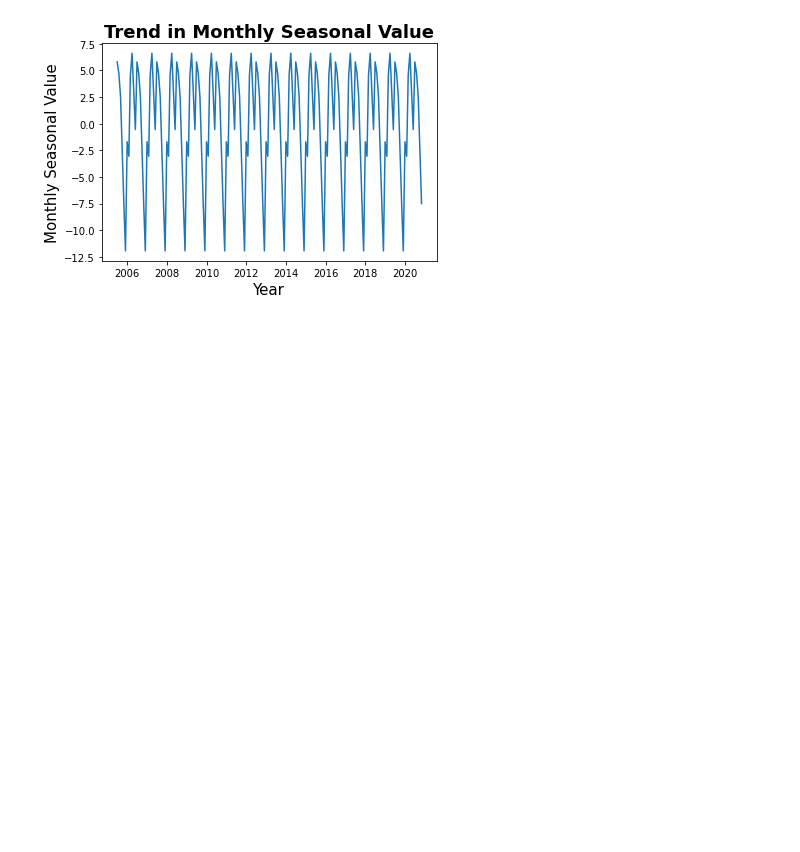
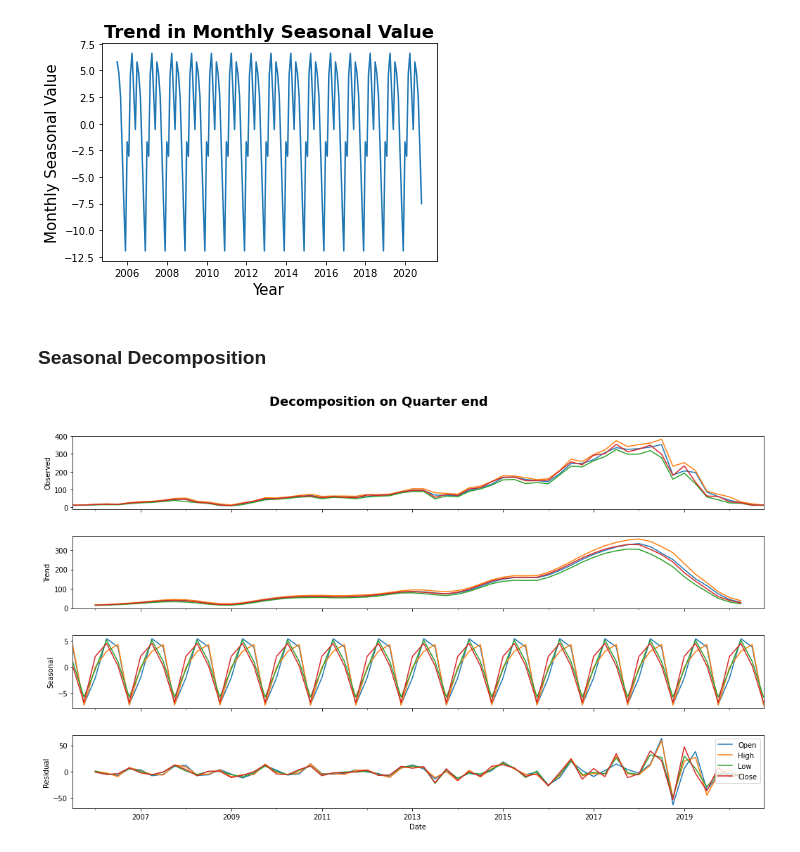
Before and after one commit to sudeep-009/Share-Price-Prediction, a Jupyter notebook: StockMarketPricePrediction.ipynb, the cells around one changed output. Cells and saved outputs as stored; diff of their text form; code cells hidden in the pictures; blank space fills up the shorter version.

```diff
--- a/StockMarketPricePrediction.ipynb
+++ b/StockMarketPricePrediction.ipynb
@@ -196,3 +196,14 @@ plt.title('Trend in Monthly Seasonal Value', weight='bold', fontsize=18)
 plt.show()
 # %% [output]
 [figure]
+# %% [markdown]
+### **Seasonal Decomposition**
+# %%
+quarter_end = df.resample('Q').mean() # Here, DateOffset 'Q' represents Quarter end
+fig = seasonal_decompose(quarter_end, model='additive').plot()
+fig.set_size_inches((16,9))
+plt.suptitle('Decomposition on Quarter end', weight='bold', fontsize=18, y=1.05)
+plt.legend()
+plt.show()
+# %% [output]
+[figure, added]
```
Also changed, not shown: parts of 11 cells of this notebook.
